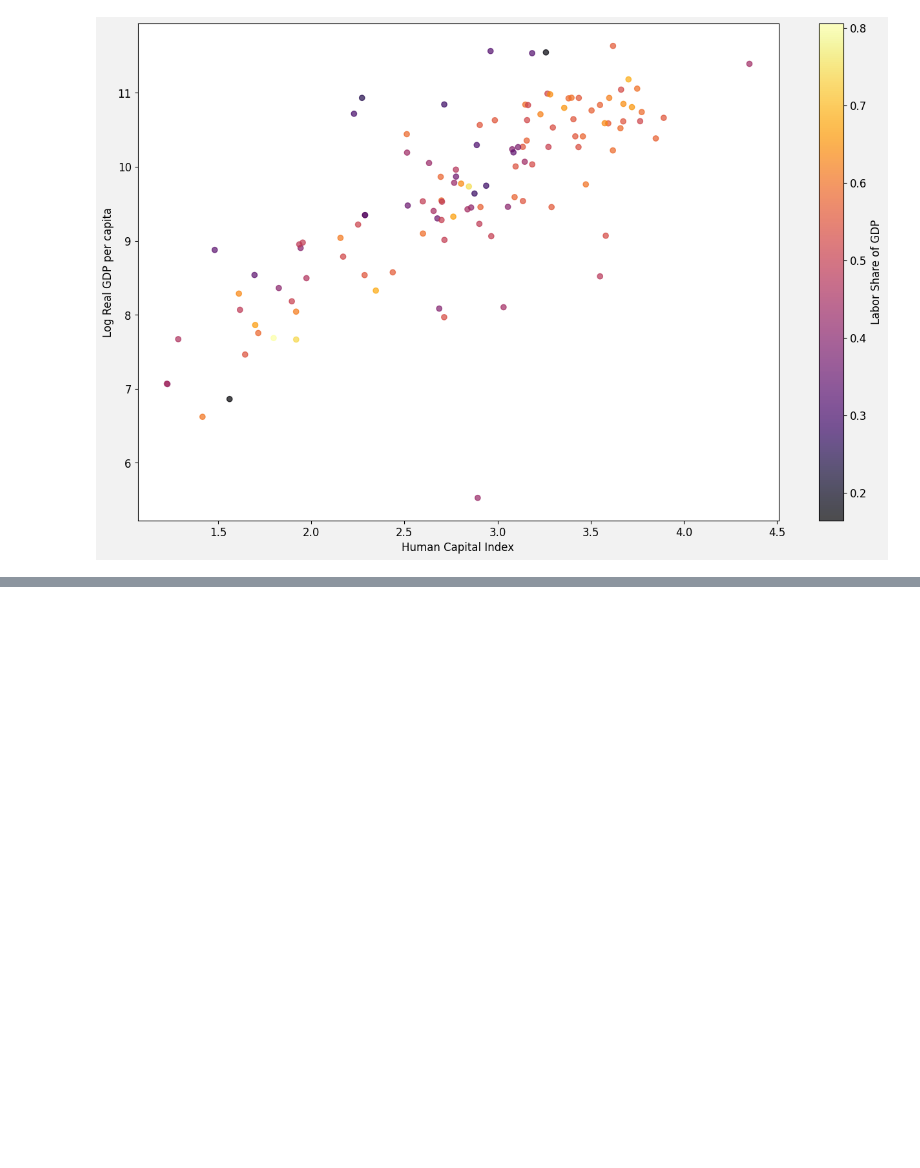
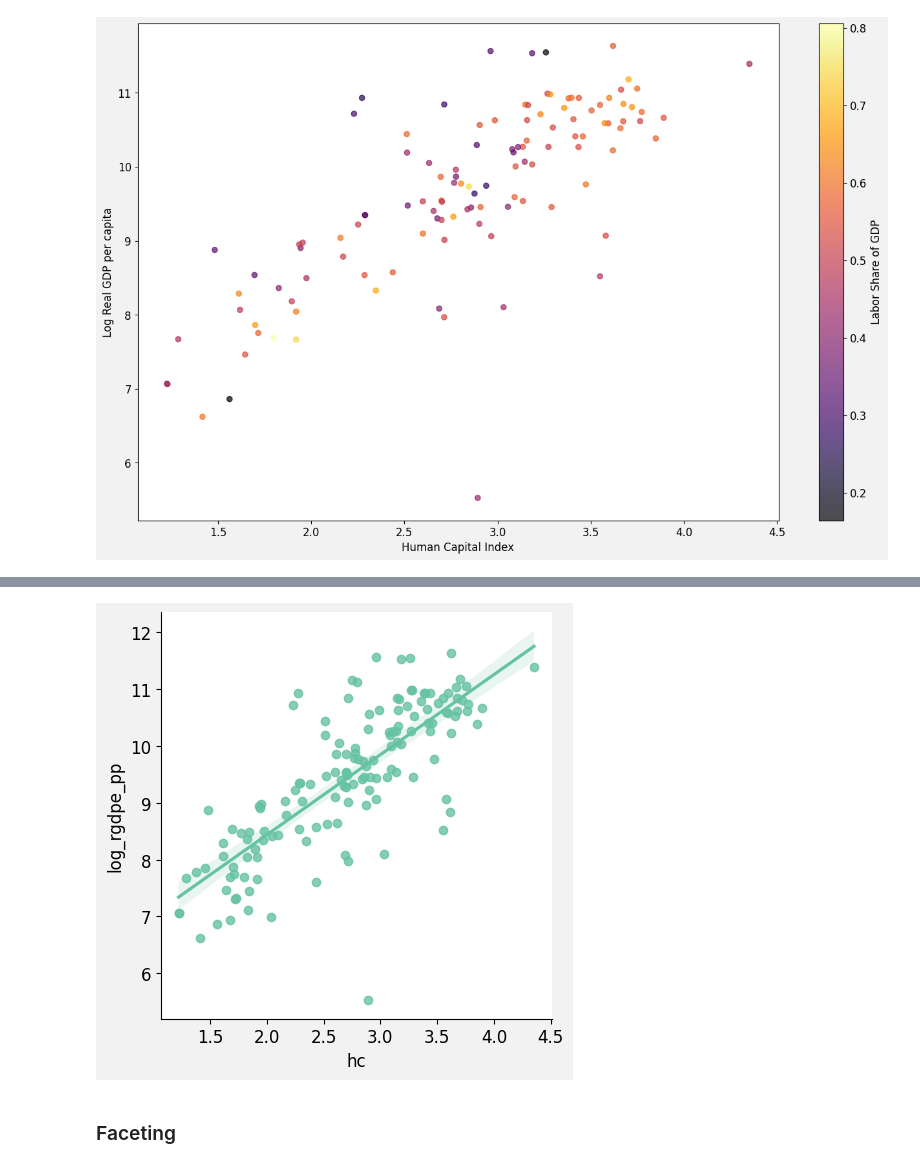
Before and after one commit to sebalexsmith/MET2010, a Jupyter notebook: Labs/Lab 4.ipynb, the cells around one changed output, grey strips where cells are left out. Saved outputs shown, nothing was run; the diff lists cells and outputs as text; code cells hidden in the pictures; blank space fills up the shorter version.

```diff
--- a/Labs/Lab 4.ipynb
+++ b/Labs/Lab 4.ipynb
@@ -124,0 +151,9 @@ colorbar.set_label('Labor Share of GDP')
+# %%
+pwt2019['log_rgdpe_pp'] = np.log(pwt2019['rgdpe_per_pers'])
+# %%
+sns.lmplot(x = 'hc', y = 'log_rgdpe_pp', ci = 95, data = pwt2019)
+plt.show()
+# %% [output]
+[figure, added]
+# %% [markdown]
+### Faceting
```
Also changed, not shown: parts of 22 cells of this notebook, 2 other files.
